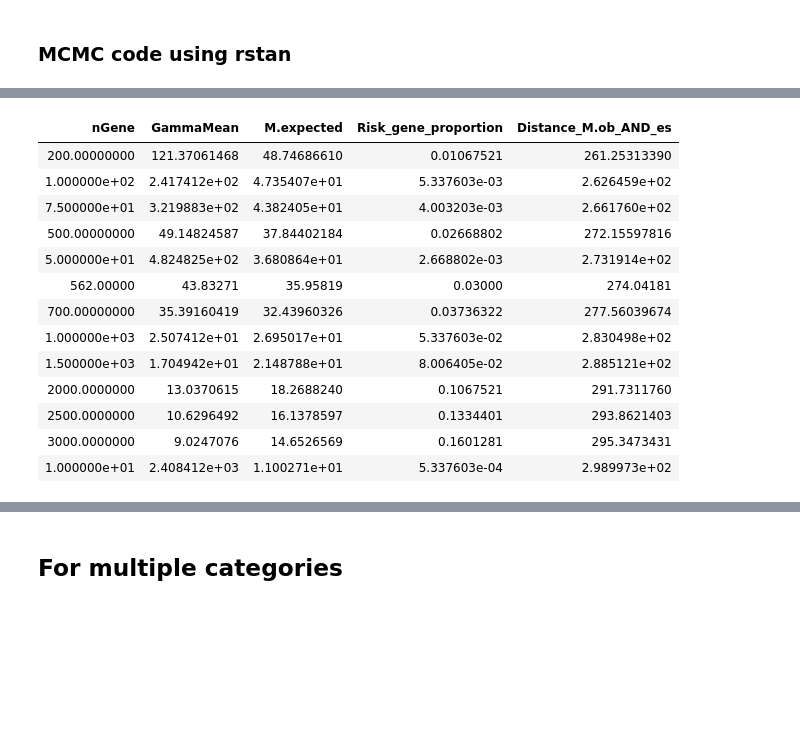
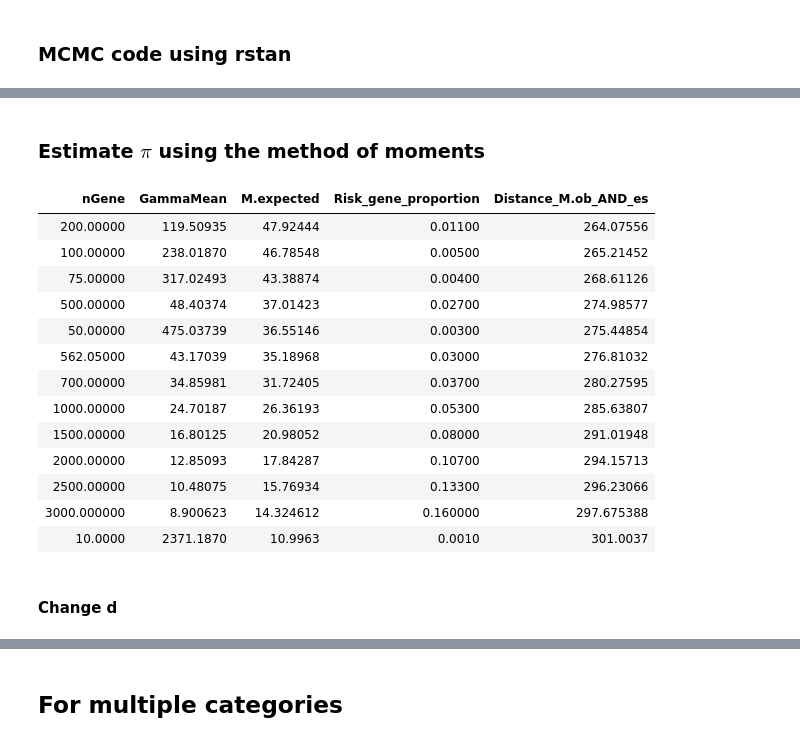
Before and after one commit to hoangtn/extTADA, a Jupyter notebook: Model/test_simulated_data.ipynb, the cells around one changed output, grey strips where cells are left out. Drawn from its saved outputs; the diff is of its cells as text; code cells hidden in the pictures; blank space fills up the shorter version.

```diff
--- a/Model/test_simulated_data.ipynb
+++ b/Model/test_simulated_data.ipynb
@@ -172,3 +184,5 @@ sCountDenovo
+# %% [markdown]
+### Estimate $\pi$ using the method of moments
 # %%
 source("newTADA2016/TADA/TADA.v1.1.R")
 
@@ -192,24 +206,26 @@ listM[k] <- M.expected
 
 M.observed <- length(yLoF[yLoF>= d0])
 # %%
-outResult <- cbind(as.integer(listK), listGamma, listM, listK/length(yLoF), abs(listM - M.observed))
+outResult <- cbind(round(listK, 2), listGamma, listM, round(listK/length(yLoF), 3), abs(listM - M.observed))
 colnames(outResult) <- c("nGene", "GammaMean", "M.expected", "Risk_gene_proportion", "Distance_M.ob_AND_es")
 outResult[order(outResult[, 5]), ]
 # %% [output]
 | nGene | GammaMean | M.expected | Risk_gene_proportion | Distance_M.ob_AND_es |
-| 200.00000000 | 121.37061468 | 48.74686610 | 0.01067521 | 261.25313390 |
-| 1.000000e+02 | 2.417412e+02 | 4.735407e+01 | 5.337603e-03 | 2.626459e+02 |
-| 7.500000e+01 | 3.219883e+02 | 4.382405e+01 | 4.003203e-03 | 2.661760e+02 |
-| 500.00000000 | 49.14824587 | 37.84402184 | 0.02668802 | 272.15597816 |
-| 5.000000e+01 | 4.824825e+02 | 3.680864e+01 | 2.668802e-03 | 2.731914e+02 |
-| 562.00000 | 43.83271 | 35.95819 | 0.03000 | 274.04181 |
-| 700.00000000 | 35.39160419 | 32.43960326 | 0.03736322 | 277.56039674 |
-| 1.000000e+03 | 2.507412e+01 | 2.695017e+01 | 5.337603e-02 | 2.830498e+02 |
-| 1.500000e+03 | 1.704942e+01 | 2.148788e+01 | 8.006405e-02 | 2.885121e+02 |
-| 2000.0000000 | 13.0370615 | 18.2688240 | 0.1067521 | 291.7311760 |
-| 2500.0000000 | 10.6296492 | 16.1378597 | 0.1334401 | 293.8621403 |
-| 3000.0000000 | 9.0247076 | 14.6526569 | 0.1601281 | 295.3473431 |
-| 1.000000e+01 | 2.408412e+03 | 1.100271e+01 | 5.337603e-04 | 2.989973e+02 |
+| 200.00000 | 119.50935 | 47.92444 | 0.01100 | 264.07556 |
+| 100.00000 | 238.01870 | 46.78548 | 0.00500 | 265.21452 |
+| 75.00000 | 317.02493 | 43.38874 | 0.00400 | 268.61126 |
+| 500.00000 | 48.40374 | 37.01423 | 0.02700 | 274.98577 |
+| 50.00000 | 475.03739 | 36.55146 | 0.00300 | 275.44854 |
+| 562.05000 | 43.17039 | 35.18968 | 0.03000 | 276.81032 |
+| 700.00000 | 34.85981 | 31.72405 | 0.03700 | 280.27595 |
+| 1000.00000 | 24.70187 | 26.36193 | 0.05300 | 285.63807 |
+| 1500.00000 | 16.80125 | 20.98052 | 0.08000 | 291.01948 |
+| 2000.00000 | 12.85093 | 17.84287 | 0.10700 | 294.15713 |
+| 2500.00000 | 10.48075 | 15.76934 | 0.13300 | 296.23066 |
+| 3000.000000 | 8.900623 | 14.324612 | 0.160000 | 297.675388 |
+| 10.0000 | 2371.1870 | 10.9963 | 0.0010 | 301.0037 |
+# %% [markdown]
+#### Change d
 # %%
 source("newTADA2016/TADA/TADA.v1.1.R")
 
```
Also changed, not shown: parts of 26 cells of this notebook.
